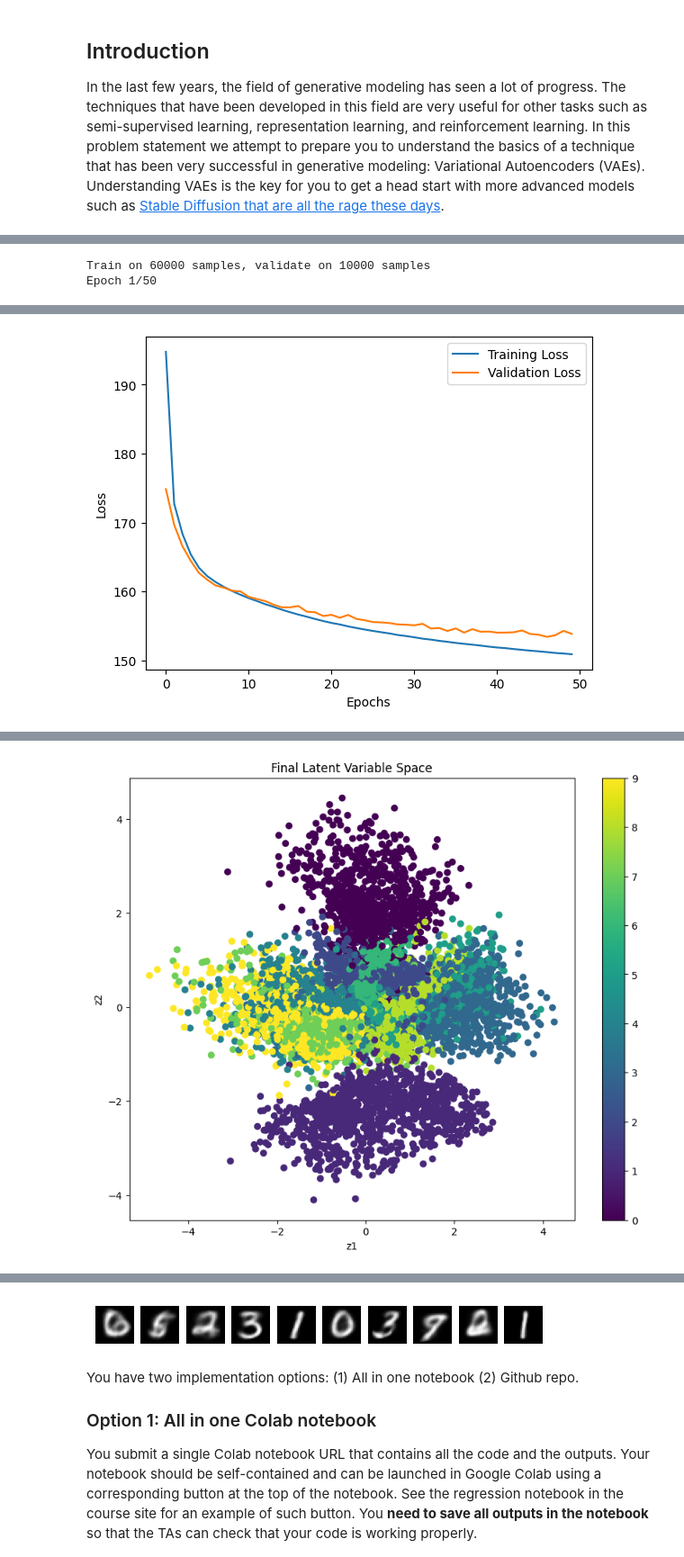
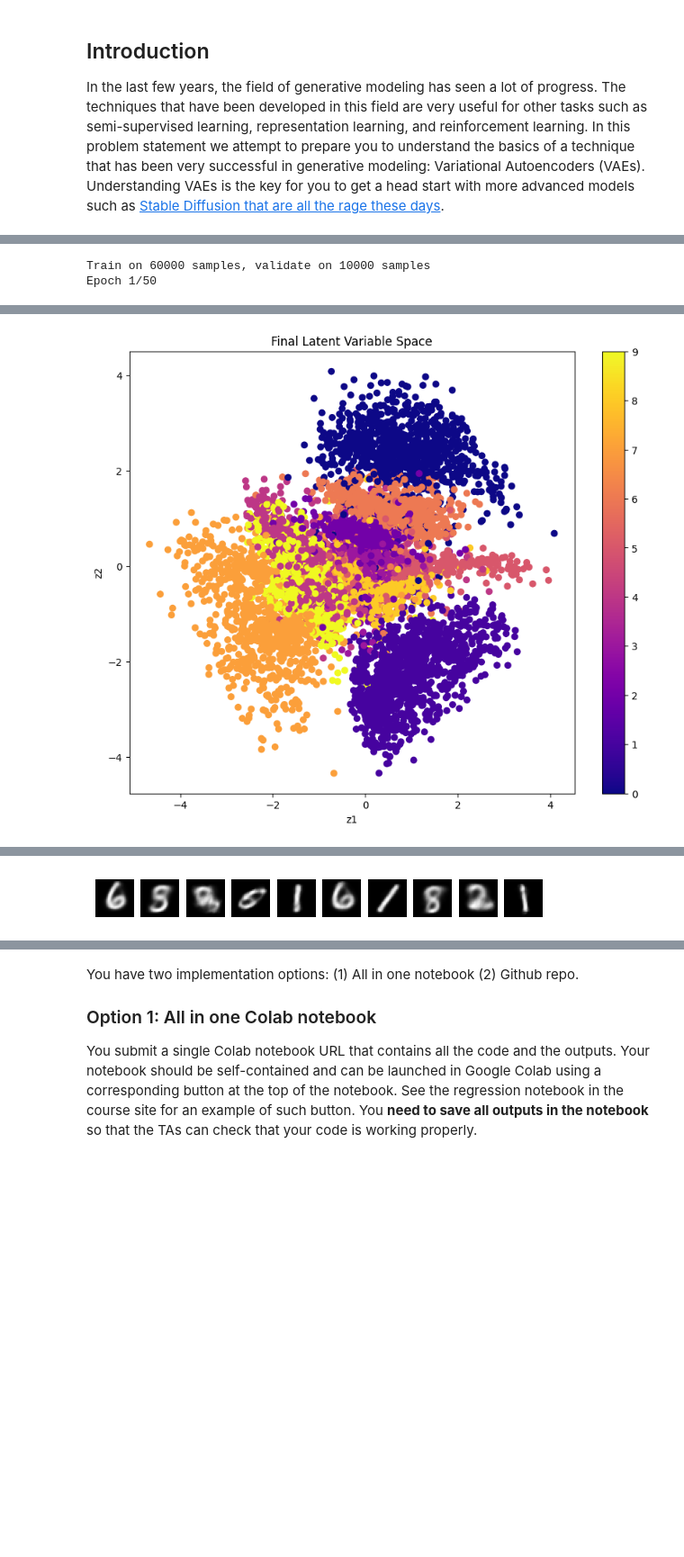
Before and after one commit to Mxxhxr/CS370, a Jupyter notebook: Final/take_at_home.ipynb, the cells around one changed output, grey strips where cells are left out. Shown: that part at 90% size. Drawn from its saved outputs; the diff is of its cells as text; code cells hidden in the pictures; blank space fills up the shorter version.

```diff
--- a/Final/take_at_home.ipynb
+++ b/Final/take_at_home.ipynb
@@ -32,19 +32,19 @@ from keras import optimizers
 from tensorflow.python.framework.ops import disable_eager_execution
 disable_eager_execution()
 
-# Load the MNIST dataset
+# load the dataset
 (xTrain, yTrain), (xTest, yTest) = mnist.load_data()
 
-# Normalize pixel values between 0 and 1
+# normalize values from 0 - 1
 xTrain = xTrain.astype('float32') / 255.0
 xTest = xTest.astype('float32') / 255.0
 
-# Flatten images to 1D array
+# turn images to 1D array
 originalDim = 28 * 28
 xTrain = xTrain.reshape((len(xTrain), originalDim))
 xTest = xTest.reshape((len(xTest), originalDim))
 
-# Define the VAE architecture
+# create the VAE model
 def createVae(input_dim, latent_dim):
     # Encoder network
     inputs = Input(shape=(input_dim,))
@@ -52,7 +52,7 @@ def createVae(input_dim, latent_dim):
     z_mean = Dense(latent_dim)(h)
     z_log_var = Dense(latent_dim)(h)
 
-    # Reparameterization trick to sample from the latent space
+    # re-parameterize to sample from latent
     def sampling(args):
         z_mean, z_log_var = args
         batch = K.shape(z_mean)[0]
@@ -62,26 +62,26 @@ def createVae(input_dim, latent_dim):
 
     z = Lambda(sampling, output_shape=(latent_dim,))([z_mean, z_log_var])
 
-    # Decoder network
+    # decoder
     decoder_h = Dense(256, activation='relu')
     decoder_mean = Dense(input_dim, activation='sigmoid')
     h_decoded = decoder_h(z)
     x_decoded_mean = decoder_mean(h_decoded)
 
-    # Define the custom loss function for VAE
+    # define the loss function for VAE
     def vaeLoss(x, x_decoded_mean):
         xent_loss = originalDim * losses.binary_crossentropy(x, x_decoded_mean)
         kl_loss = - 0.5 * K.sum(1 + z_log_var - K.square(z_mean) - K.exp(z_log_var), axis=-1)
         return xent_loss + kl_loss
 
-    # Build and compile the VAE model
+    # build VAE model
     vae = Model(inputs, x_decoded_mean)
     vae.compile(optimizer='rmsprop', loss=vaeLoss)
 
-    # Encoder model, used for inference
+    # encoder model
     encoder = Model(inputs, [z_mean, z_log_var])
 
-    # Generator model, generates new samples from latent space
+    # generator model
     decoder_input = Input(shape=(latent_dim,))
     hDecodedd = decoder_h(decoder_input)
     xDecodedMeann = decoder_mean(hDecodedd)
@@ -89,51 +89,43 @@ def createVae(input_dim, latent_dim):
 
     return vae, encoder, generator
 
-# Set random seed for reproducibility
+# set random seed
 np.random.seed(100)
 
-# Hyperparameters
-input_dim = 784  # 28*28
-latent_dim = 2   # Set the latent space size
+# hyperparameters and set latent size
+input_dim = 784
+latent_dim = 2
 epochs = 50
 batch_size = 128
 
-# Create VAE model
+# create VAE model
 vae, encoder, generator = createVae(input_dim, latent_dim)
 
-# Train the VAE model
+# train the VAE model
 history = vae.fit(xTrain, xTrain,
     shuffle=True,
     epochs=epochs,
     batch_size=batch_size,
     validation_data=(xTest, xTest))
 
-# Plot the training and validation loss curves
-plt.plot(history.history['loss'], label='Training Loss')
-plt.plot(history.history['val_loss'], label='Validation Loss')
-plt.xlabel('Epochs')
-plt.ylabel('Loss')
-plt.legend()
-plt.show()
-
-# Replicate the figure showing the final latent variable space
+# figure showing the final latent variable
 z_test, _ = encoder.predict(xTest, batch_size=batch_size)
 plt.figure(figsize=(10, 8))
-plt.scatter(z_test[:, 0], z_test[:, 1], c=yTest, cmap='viridis')
+plt.scatter(z_test[:, 0], z_test[:, 1], c=yTest, cmap='plasma')
 plt.colorbar()
 plt.xlabel('z1')
 plt.ylabel('z2')
 plt.title('Final Latent Variable Space')
 plt.show()
 
-# Generate new images for all digits 0-9
+# generate the new images for digits 0 - 9
 num_samples = 10
 for digit in range(10):
     # Sample from the latent space for each digit
     z_sample = np.array([[np.random.normal(), np.random.normal()]])
     generated_digit = generator.predict(z_sample)
 
-    # Reshape and plot the generated image
+    # reshape & plot generated image
     generated_digit = generated_digit.reshape(28, 28)
     plt.subplot(1, 10, digit + 1)
     plt.imshow(generated_digit, cmap='gray')
@@ -168 +160 @@ Epoch 50/50
-[figure, old version]
+[figure, new version]
@@ -170 +162 @@ Epoch 50/50
-[figure, old version]
+[figure, new version]
@@ -172,4 +163,3 @@ Epoch 50/50
-[figure, removed]
 # %% [markdown]
 You have two implementation options: (1) All in one notebook (2) Github repo.
 
```
Also changed, not shown: parts of 1 cell of this notebook.
